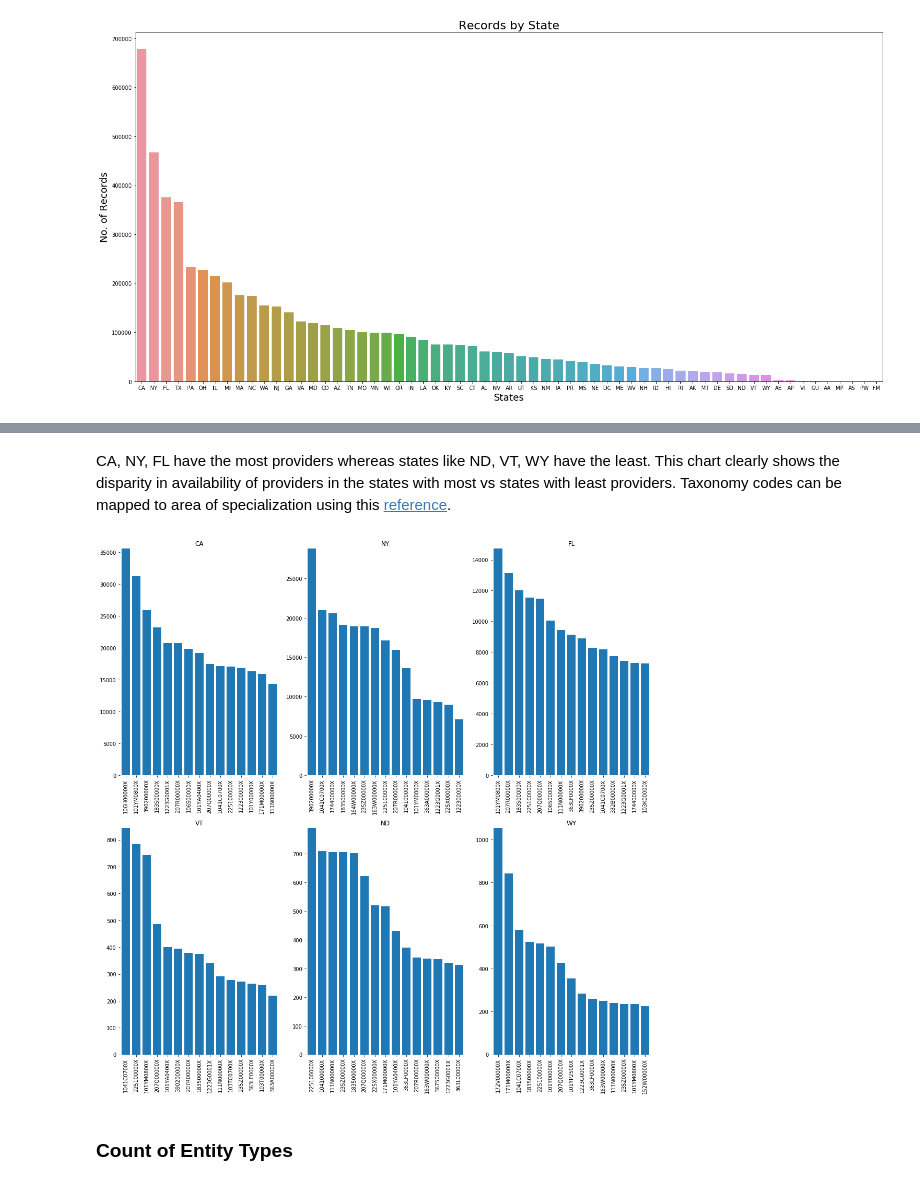
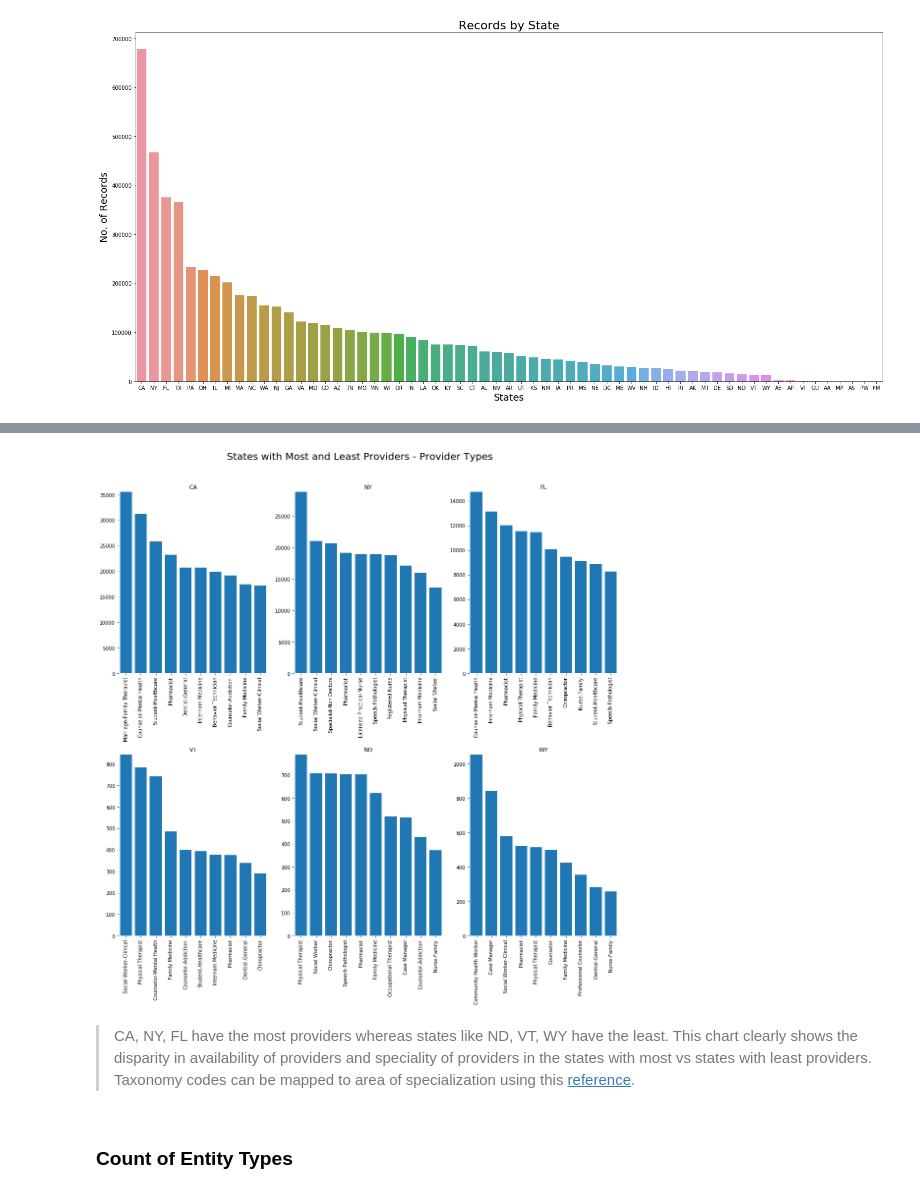
Before and after one commit to mohi9282/arcgis-python-api, a Jupyter notebook: samples/04_gis_analysts_data_scientists/provider_shortage_part1_final.ipynb, the cells around one changed output, grey strips where cells are left out. Drawn from its saved outputs; the diff is of its cells as text; code cells hidden in the pictures.

```diff
--- a/samples/04_gis_analysts_data_scientists/provider_shortage_part1_final.ipynb
+++ b/samples/04_gis_analysts_data_scientists/provider_shortage_part1_final.ipynb
@@ -358,21 +416,22 @@ plt.show()
+# %%
+states = ['CA','NY','FL','VT','ND','WY']
+fig = plt.figure(figsize=(15, 15))
+for sp in range(0,6):
+    ax = fig.add_subplot(2,3,sp+1)
+    provType = npi_renamed[npi_renamed['state']==states[sp]]['taxonomy_code_1'].value_counts().reset_index()
+    ax.bar(provType.iloc[:10,0], provType.iloc[:10,1])
+    ax.set_title(states[sp])
+    ax.set_ylim(0,provType.iloc[0,1])
+    plt.xticks(rotation=90)
+    for key, spine in ax.spines.items():
+        spine.set_visible(False)
+    ax.margins(0.01, 0)
+plt.tight_layout() # automatically adjusts layout to fit long labels
+plt.suptitle('States with Most and Least Providers - Provider Types',size=20, y=1.05)
+plt.show()
+# %% [output]
+[figure, added]
 # %% [markdown]
-CA, NY, FL have the most providers whereas states like ND, VT, WY have the least. This chart clearly shows the disparity in availability of providers in the states with most vs states with least providers. Taxonomy codes can be mapped to area of specialization using this [reference](http://www.wpc-edi.com/reference/codelists/healthcare/health-care-provider-taxonomy-code-set/).
+> CA, NY, FL have the most providers whereas states like ND, VT, WY have the least. This chart clearly shows the disparity in availability of providers and speciality of providers in the states with most vs states with least providers. Taxonomy codes can be mapped to area of specialization using this [reference](http://www.wpc-edi.com/reference/codelists/healthcare/health-care-provider-taxonomy-code-set/).
-# %%
-states = ['CA','NY','FL','VT','ND','WY']
-fig = plt.figure(figsize=(15, 15))
-for sp in range(0,6):
-    ax = fig.add_subplot(2,3,sp+1)
-    provType = npi_clean[npi_clean['state']==states[sp]]['taxonomy_code_1'].value_counts().reset_index()
-    ax.bar(provType.iloc[:15,0], provType.iloc[:15,1])
-    ax.set_title(states[sp])
-    ax.set_ylim(0,provType.iloc[0,1])
-    plt.xticks(rotation=90)
-    for key, spine in ax.spines.items():
-        spine.set_visible(False)
-    ax.margins(0.01, 0)
-plt.tight_layout() # automatically adjusts layout to fit long labels
-plt.show()
-# %% [output]
-[figure, removed]
 # %% [markdown]
 ### Count of Entity Types
```
Also changed, not shown: parts of 20 cells of this notebook.
